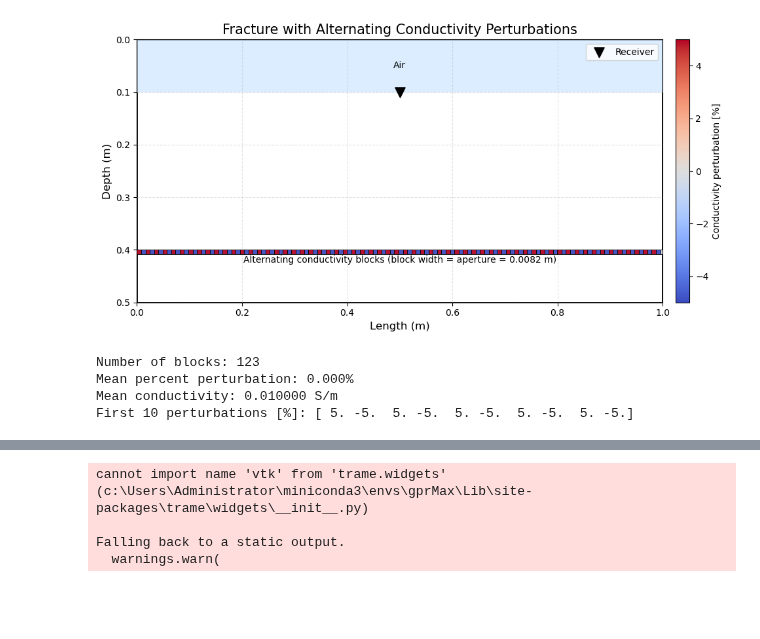
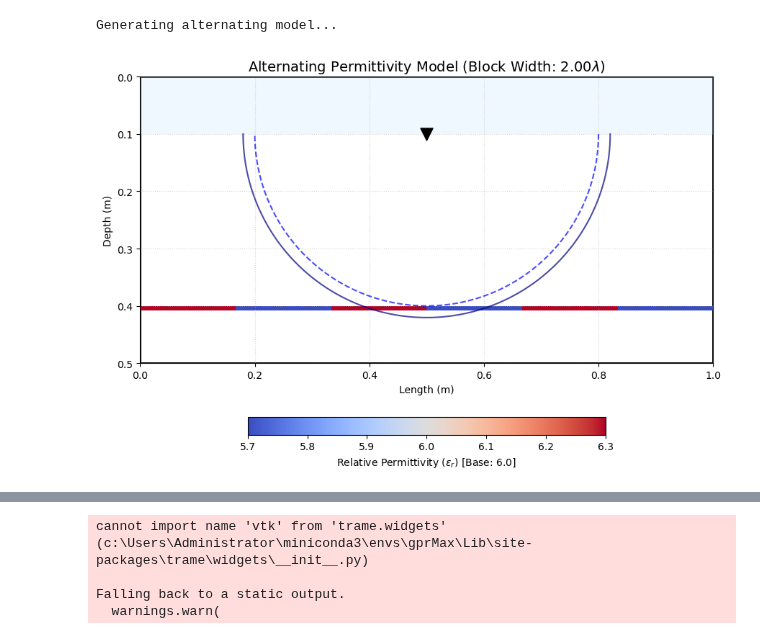
Before and after one commit to ConnervanK/Thesiss, a Jupyter notebook: True_and_Baseline_Models/Model_geometry.ipynb, the cells around one changed output, grey strips where cells are left out. Saved outputs shown, nothing was run; the diff lists cells and outputs as text; code cells hidden in the pictures; blank space fills up the shorter version.

```diff
--- a/True_and_Baseline_Models/Model_geometry.ipynb
+++ b/True_and_Baseline_Models/Model_geometry.ipynb
@@ -33,44 +70,55 @@ print(fresnel_coords)
 # %%
-# Plot alternating conductivity blocks inside the fracture
-# Block width is set equal to fracture aperture (fracture_thickness)
+# --- Function 2: Generate Alternating Permittivity Model ---
+import plotting
 import importlib
-import helper
-import plotting
+importlib.reload(plotting)
+from pathlib import Path
 
-importlib.reload(plotting)
+# User settings for Function 2
+out_filename = Path("..") / "True_and_Baseline_Models" / "alternating_permittivity_model_1.in"
 
-length = globals().get('length', 1.0)
-depth = globals().get('depth', 0.5)
-x_receiver = globals().get('x_receiver', 0.5)
-y_receiver = globals().get('y_receiver', 0.1)
-f_central = globals().get('f_central', 1.5e9)
-epsilon_r = globals().get('epsilon_r', 6)
+length = 1.0     # Model length (m)
+depth = 0.5      # Model depth (m)
+x_receiver = 0.5 # Receiver X position (m)
+y_receiver = 0.1 # Receiver Y position (m)
+f_central = 1.5e9 # Hz
+epsilon_r = 6.0   # Background permittivity
 
-if 'fracture_thickness' not in globals():
-    fracture_thickness, _ = helper.max_fracture_thickness(
-        f_central, epsilon_r, sub_wavelength_factor=10
-    )
+print("\nGenerating alternating model...")
 
-baseline_sigma = 0.01  # S/m
-
-alt_sigma_info = plotting.plot_alternating_fracture_conductivity(
+# Generate model with absolute inputs (meters)
+# Block width is still lambda-fraction for now, or could change.
+model_info = plotting.generate_alternating_block_model(
+    filename=str(out_filename),
     length=length,
     depth=depth,
-    fracture_thickness=fracture_thickness,
-    baseline_conductivity=baseline_sigma,
-    fracture_y0=0.4,
+    f_central=f_central,
+    epsilon_r=epsilon_r,
+    fracture_depth_m=0.3,            # Fracture depth from receiver (absolute meters)
+    fracture_depth_lambda=None,      # Set to None
+    fracture_thickness_lambda=0.1,   # Fracture aperture
+    block_width_lambda=2,          # Alternating block width
+    percent_delta=5.0,               # Permittivity variation
+    baseline_conductivity=0.01,      # Conductivity (constant)
     x_receiver=x_receiver,
     y_receiver=y_receiver,
-    percent_delta=5.0,
+    show_plot=True,
+
+    # gprMax specific params
+    dx_dy_dz=(0.0002, 0.0002, 0.0002),  # Finer mesh for detail
+    time_window=10e-9,
+    background_material='ice'
 )
 
-print(f"Number of blocks: {alt_sigma_info['n_blocks']}")
-print(f"Mean percent perturbation: {alt_sigma_info['mean_percent_delta']:.3f}%")
-print(f"Mean conductivity: {alt_sigma_info['mean_conductivity']:.6f} S/m")
-print("First 10 perturbations [%]:", alt_sigma_info['percent_delta_sequence'][:10])
+print(f"\n--- Model Generation Complete ---")
+print(f"File written to: {model_info['filename']}")
+print(f"Block width (m): {model_info['block_width_m']:.4f}")
+print(f"Permittivity values: {model_info['epsilon_plus']:.3f} and {model_info['epsilon_minus']:.3f}")
+
+# Optional: Preview created file
+with open(out_filename, 'r') as f:
+    print("\nFile Preview (first 20 lines):")
+    print("".join(f.readlines()[:20]))
 # %% [output]
+Generating alternating model...
-[figure, old version]
+[figure, new version]
-Number of blocks: 123
-Mean percent perturbation: 0.000%
-Mean conductivity: 0.010000 S/m
-First 10 perturbations [%]: [ 5. -5.  5. -5.  5. -5.  5. -5.  5. -5.]
```
Also changed, not shown: parts of 10 cells of this notebook, 2 other files.
